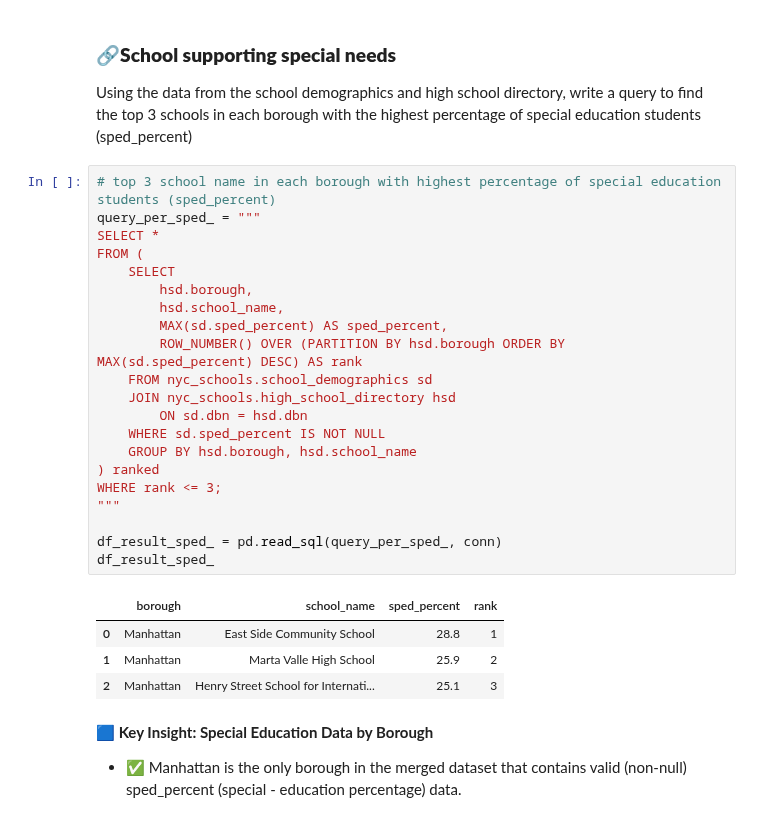
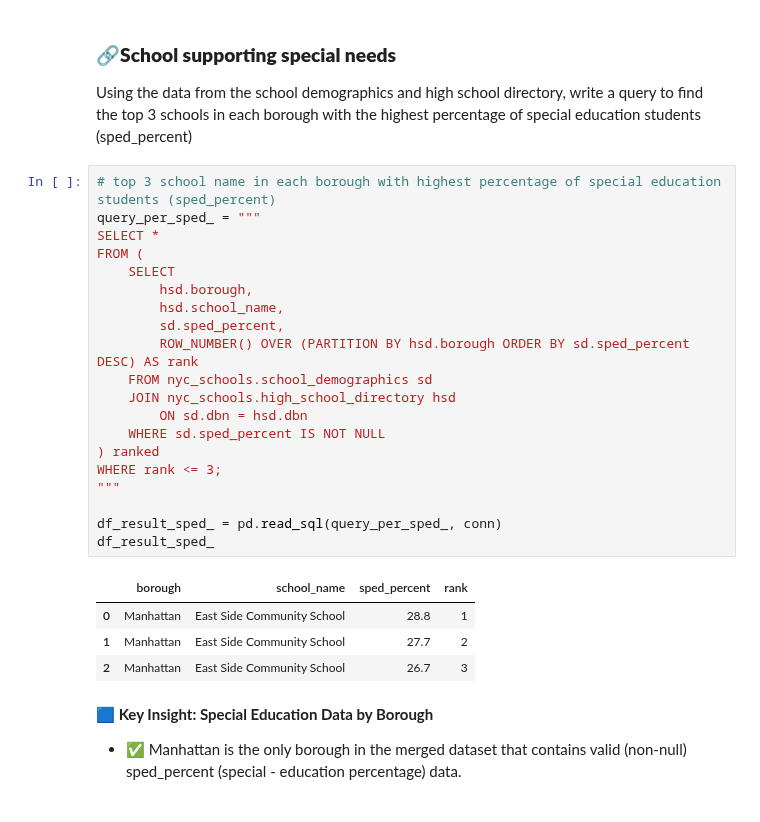
Before and after one commit to webeet-io/_onboarding_data, a Jupyter notebook: daily_tasks/day_3/day3_sql_analysis.ipynb, the cells around one changed output. Cells and saved outputs as stored; diff of their text form.

```diff
--- a/daily_tasks/day_3/day3_sql_analysis.ipynb
+++ b/daily_tasks/day_3/day3_sql_analysis.ipynb
@@ -139,29 +139,28 @@ Using the data from the school demographics and high school directory, write a q
 # %%
 # top 3 school name in each borough with highest percentage of special education students (sped_percent)
 query_per_sped_ = """
 SELECT *
 FROM (
     SELECT
         hsd.borough,
         hsd.school_name,
-        MAX(sd.sped_percent) AS sped_percent,
-        ROW_NUMBER() OVER (PARTITION BY hsd.borough ORDER BY MAX(sd.sped_percent) DESC) AS rank
+        sd.sped_percent,
+        ROW_NUMBER() OVER (PARTITION BY hsd.borough ORDER BY sd.sped_percent DESC) AS rank
     FROM nyc_schools.school_demographics sd
     JOIN nyc_schools.high_school_directory hsd
         ON sd.dbn = hsd.dbn
     WHERE sd.sped_percent IS NOT NULL
-    GROUP BY hsd.borough, hsd.school_name
 ) ranked
 WHERE rank <= 3;
 """
 
 df_result_sped_ = pd.read_sql(query_per_sped_, conn)
 df_result_sped_
 # %% [output]
 |  | borough | school_name | sped_percent | rank |
 | 0 | Manhattan | East Side Community School | 28.8 | 1 |
-| 1 | Manhattan | Marta Valle High School | 25.9 | 2 |
-| 2 | Manhattan | Henry Street School for Internati... | 25.1 | 3 |
+| 1 | Manhattan | East Side Community School | 27.7 | 2 |
+| 2 | Manhattan | East Side Community School | 26.7 | 3 |
 # %% [markdown]
 **🟦 Key Insight: Special Education Data by Borough**
 
```
